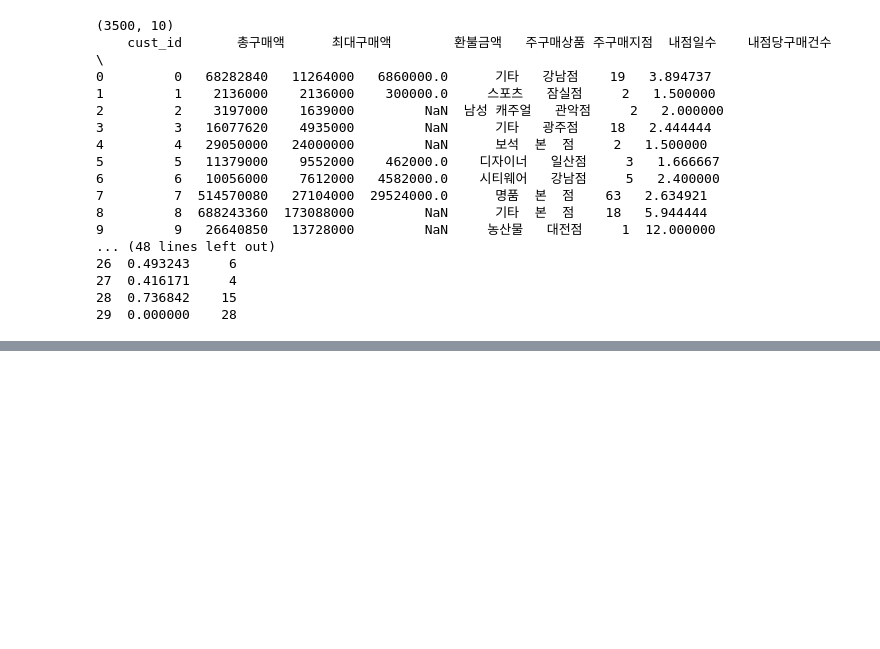
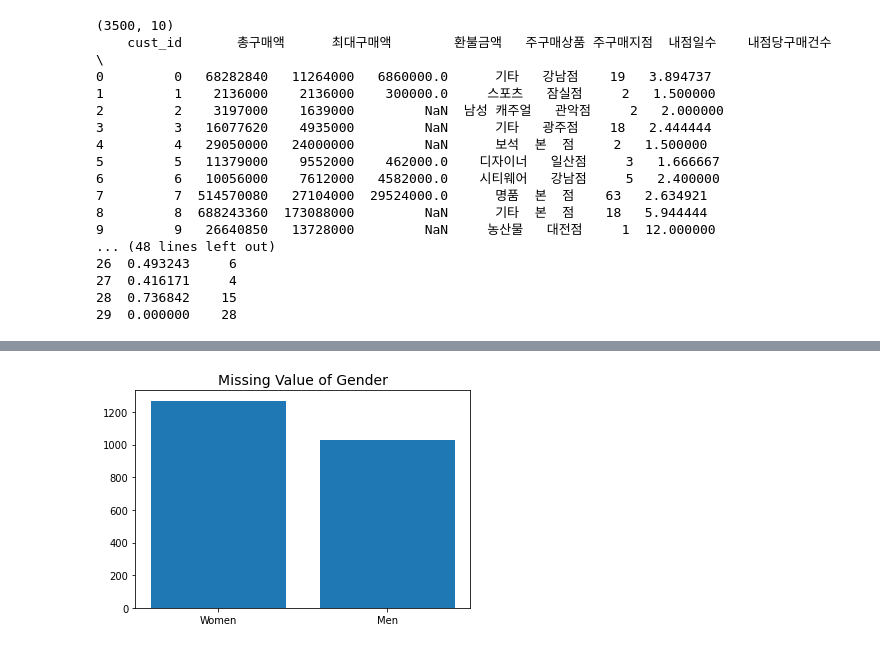
Before and after one commit to jaewon-jun9/python_study, a Jupyter notebook: 빅데이터분석기사/출제예시/제2유형.ipynb, the cells around one changed output, grey strips where cells are left out. Cells and saved outputs as stored; diff of their text form; code cells hidden in the pictures; blank space fills up the shorter version.

```diff
--- a/빅데이터분석기사/출제예시/제2유형.ipynb
+++ b/빅데이터분석기사/출제예시/제2유형.ipynb
@@ -58,0 +38,2 @@ print(x_test.head(30))
+# %%
+trainDf = pd.merge(y_train,x_train)
@@ -58,0 +73,9 @@ print(x_test.head(30))
+# %%
+isnullGender = trainDf[trainDf['환불금액'].isnull()].gender.value_counts()
+
+plt.bar(isnullGender.index,isnullGender.values)
+plt.xticks([0,1],['Women','Men'])
+plt.title("Missing Value of Gender",fontsize=14)
+plt.show()
+# %% [output]
+[figure, added]
```
Also changed, not shown: parts of 5 cells of this notebook.
